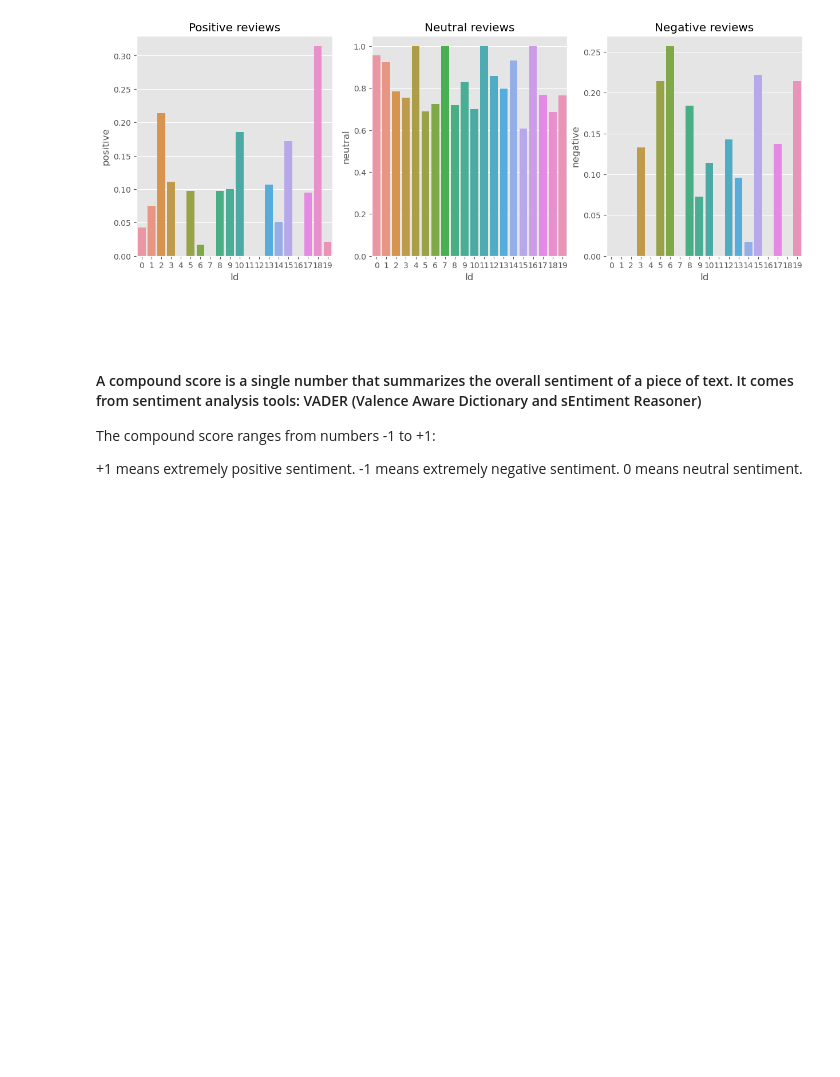
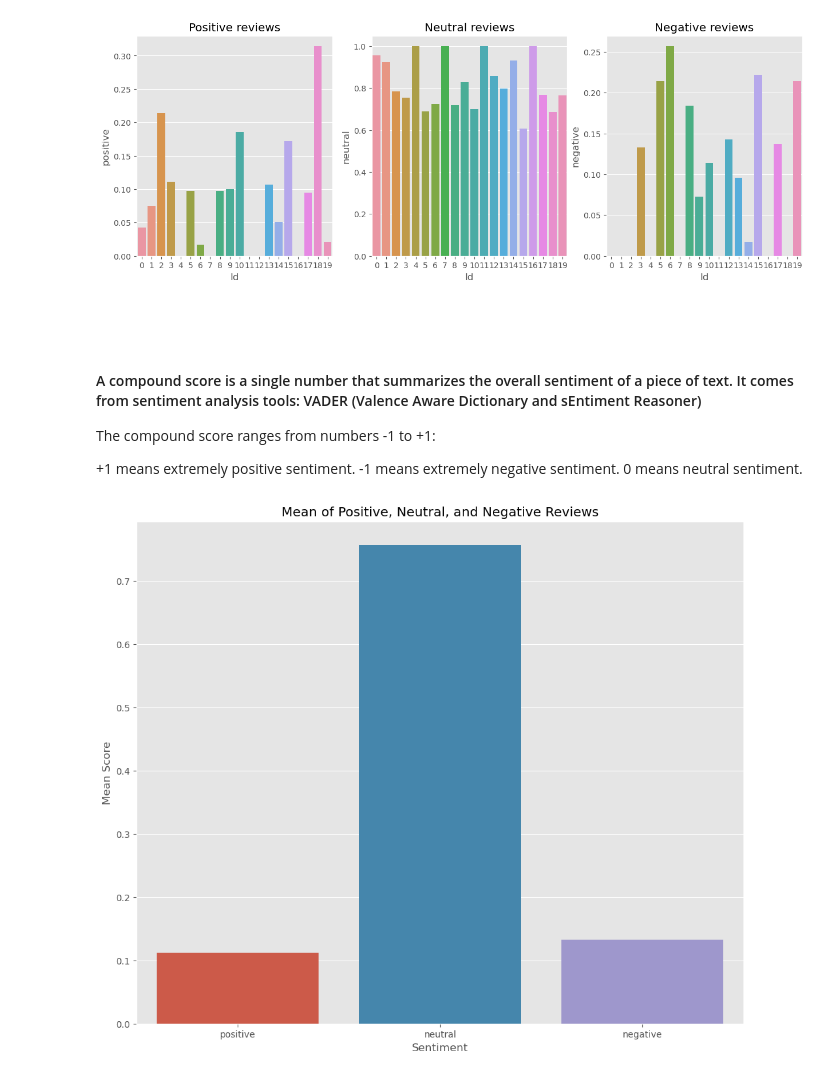
Before and after one commit to Graciele89/UCD_MachineLearning, a Jupyter notebook: Sentimental_analysis_Reddit.ipynb, the cells around one changed output. Cells and saved outputs as stored; diff of their text form; code cells hidden in the pictures; blank space fills up the shorter version.

```diff
--- a/Sentimental_analysis_Reddit.ipynb
+++ b/Sentimental_analysis_Reddit.ipynb
@@ -300,3 +302,20 @@ The compound score ranges from numbers -1 to +1:
 +1 means extremely positive sentiment.
 -1 means extremely negative sentiment.
 0 means neutral sentiment.
+# %%
+# Calculating the mean of positive, neutral, and negative reviews
+mean_value = vaders[['positive', 'neutral', 'negative']].mean()
+# %%
+# Creating a new dataframe to store the values
+mean_df = pd.DataFrame(mean_value, columns=['mean']).reset_index()
+mean_df.columns = ['sentiment', 'mean']
+# %%
+# Create a barplot showing the mean of positive, neutral, and negative reviews
+plt.figure(figsize=(12, 10))
+sns.barplot(data=mean_df, x='sentiment', y='mean')
+plt.title('Mean of Positive, Neutral, and Negative Reviews')
+plt.ylabel('Mean Score')
+plt.xlabel('Sentiment')
+plt.show()
+# %% [output]
+[figure, added]
```
Also changed, not shown: parts of 4 cells of this notebook.
